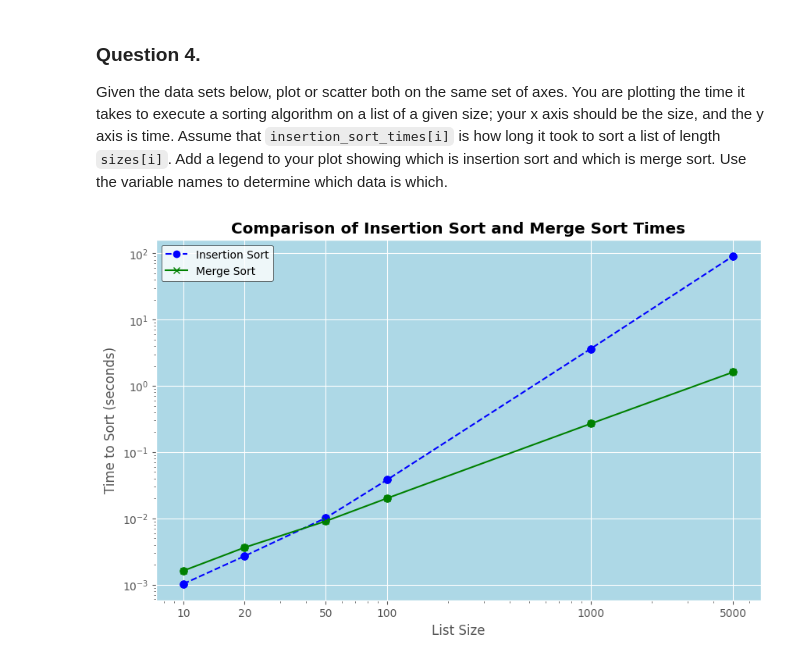
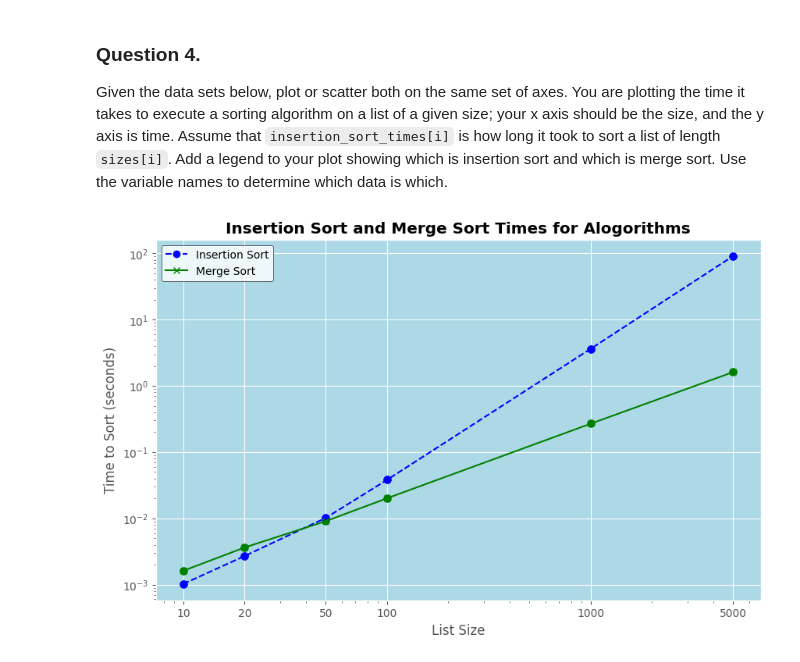
Before and after one commit to S572396/Ruiz, a Jupyter notebook: pyplot3.ipynb, the cells around one changed output. Drawn from its saved outputs; the diff is of its cells as text; code cells hidden in the pictures.

```diff
--- a/pyplot3.ipynb
+++ b/pyplot3.ipynb
@@ -195,32 +195,32 @@ plt.show()
 # %%
 ### Question 4 Answer:
 sizes = [10, 20, 50, 100, 1000, 5000]
 insertion_sort_times = [0.0010252999999999998, 0.0027026999999999954, 0.010147200000000002, 0.0381137, 3.6303399, 91.2180796]
 merge_sort_times = [0.00161889999999687, 0.003635600000009731, 0.0090655000000055, 0.020108000000007564, 0.2687474000000094, 1.6147050999999948]
 
 # Plot A boxed legend
 plt.figure(figsize=(10, 6))
 plt.gca().set_facecolor("lightblue")  # Set background color to light blue
 
 # Scatter and line plot for Insertion Sort
 plt.plot(sizes, insertion_sort_times, color='blue', marker='o', linestyle='--', label='Insertion Sort')
 plt.scatter(sizes, insertion_sort_times, color='blue', s=50)
 
 # Scatter and line plot for Merge Sort
 plt.plot(sizes, merge_sort_times, color='green', marker='x', linestyle='-', label='Merge Sort')
 plt.scatter(sizes, merge_sort_times, color='green', s=50)
 
 # Adding labels, bold title, and legend
 plt.xlabel("List Size")
 plt.ylabel("Time to Sort (seconds)")
-plt.title("Comparison of Insertion Sort and Merge Sort Times", fontweight='bold')
+plt.title("Insertion Sort and Merge Sort Times for Alogorithms", fontweight='bold')
 plt.legend(frameon=True, facecolor='white', edgecolor='black')
 
 plt.xscale('log')
 plt.yscale('log')
 plt.xticks(sizes, sizes)
 plt.grid(True)
 
 plt.show()
 # %% [output]
-[figure, old version]
+[figure, new version]
```
